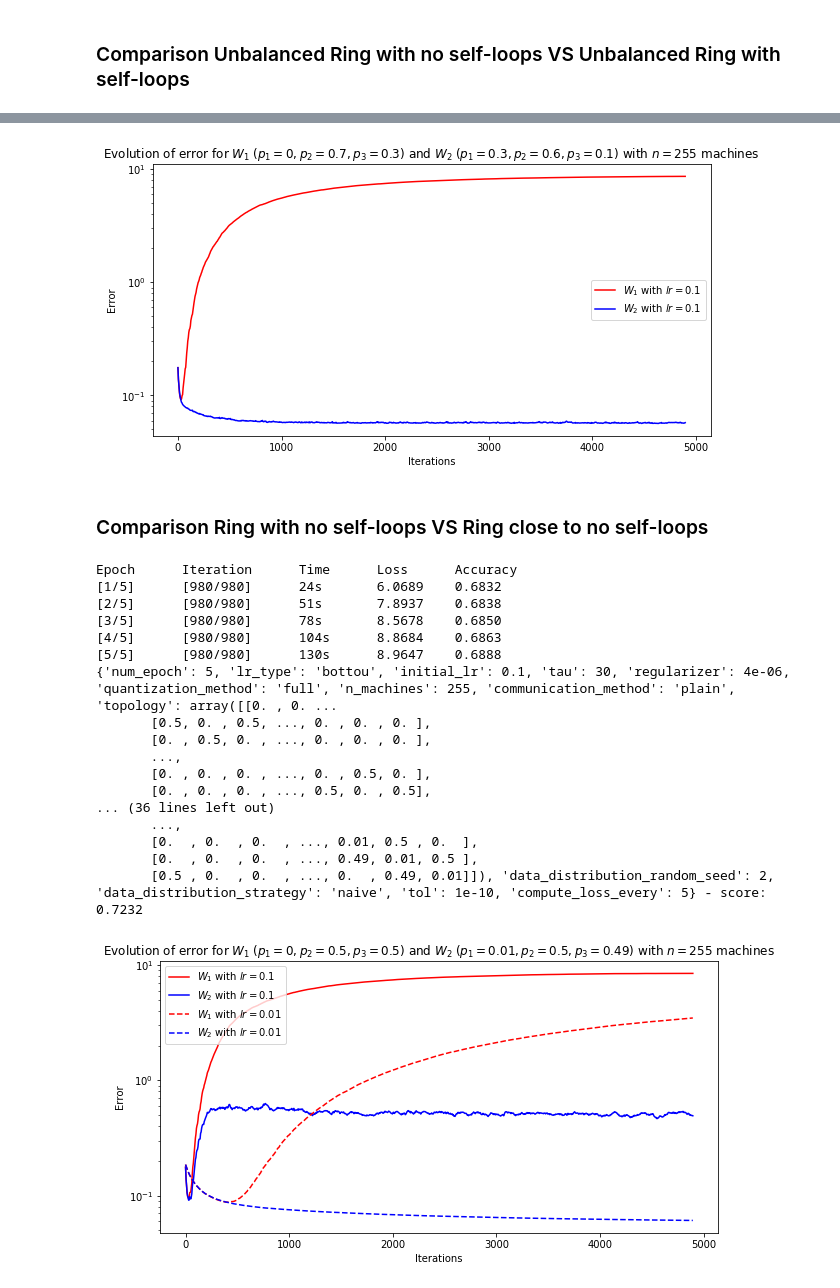
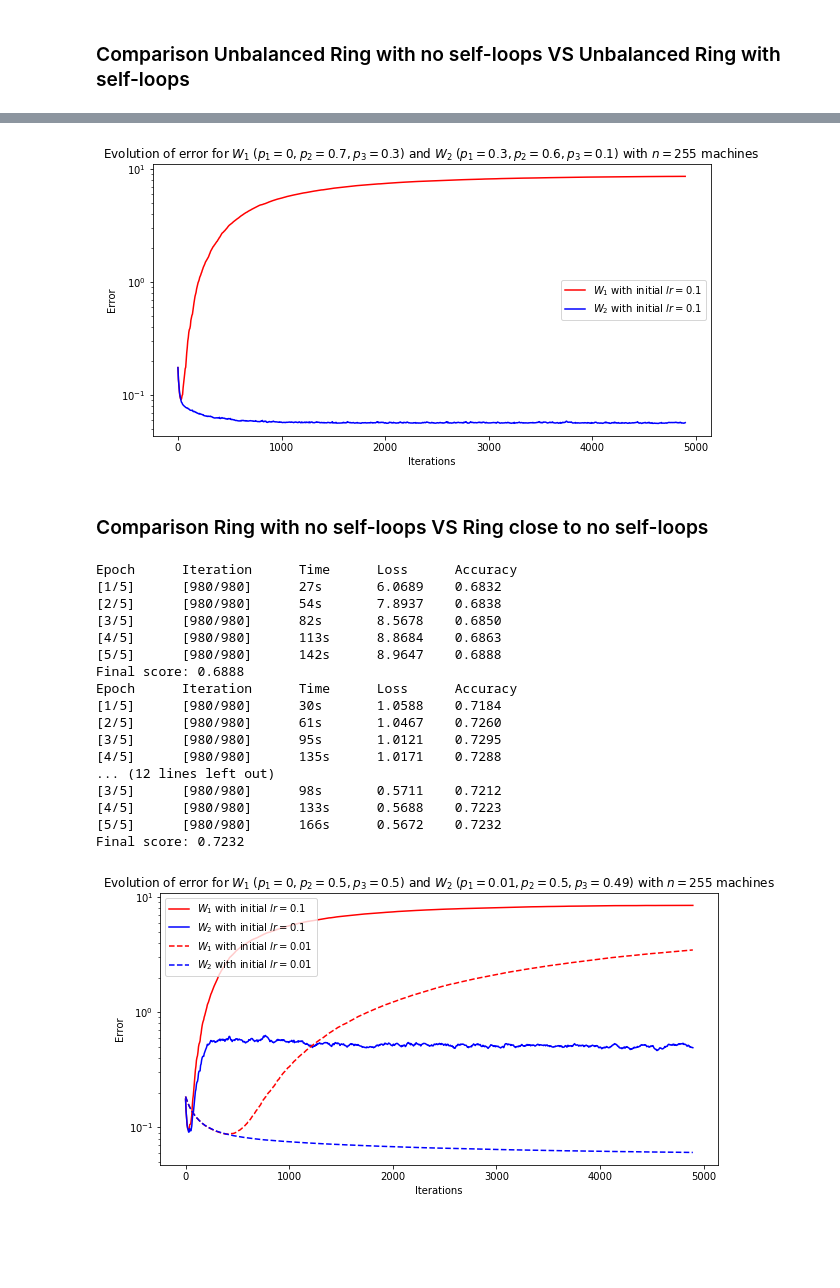
Before and after one commit to Adirlou/OptML_Project, a Jupyter notebook: general_matrices.ipynb, the cells around one changed output, grey strips where cells are left out. Saved outputs shown, nothing was run; the diff lists cells and outputs as text; code cells hidden in the pictures; blank space fills up the shorter version.

```diff
--- a/general_matrices.ipynb
+++ b/general_matrices.ipynb
@@ -66 +26,3 @@ y = 1 *(y > 0.0)
+# %%
+y, A = helpers.load_data()
 # %% [markdown]
@@ -155,8 +116,8 @@ Epoch      Iteration      Time      Loss      Accuracy
 # %%
 plt.figure(figsize=(10, 5))
 
-plt.plot(list_iterations_rw, list_losses_rw-optimum_loss, 'r', label='$W_1$ with $lr=0.1$')
-plt.plot(list_iterations_rw, list_losses_lazy_rw-optimum_loss, 'b', label='$W_2$ with $lr=0.1$')
+plt.plot(list_iterations_rw, list_losses_rw - optimum_loss, 'r', label='$W_1$ with initial $lr=0.1$')
+plt.plot(list_iterations_rw, list_losses_lazy_rw - optimum_loss, 'b', label='$W_2$ with initial $lr=0.1$')
 
 plt.yscale('log')
 plt.title('Evolution of error for $W_1 \; (p_1=0, p_2=0.7, p_3=0.3)$ and $W_2 \; (p_1=0.3, p_2=0.6, p_3=0.1)$ with $n=255$ machines')
@@ -166,7 +127,7 @@ plt.legend(loc="best")
 
 plt.show()
 # %% [output]
-[figure, old version]
+[figure, new version]
 # %% [markdown]
 ### Comparison Ring with no self-loops VS Ring close to no self-loops
 # %%
@@ -174,72 +135,72 @@ reg = 1 / A.shape[0]
 n_features = A.shape[1]
 
 params_cyle_rw_new = dict(num_epoch=5, lr_type='bottou',
-                           initial_lr=0.1, tau=n_features, regularizer=reg,
+                           initial_lr=0.1, regularizer=reg,
                            quantization_method='full', n_machines=255,
                            communication_method='plain',topology=cycle_rw(0.5, 255),
-                           data_distribution_random_seed=2,
+                           data_distribution_random_seed=2, random_seed=2,
                            data_distribution_strategy='naive', tol=1e-10, compute_loss_every=5)
 
 list_losses_rw_new, list_iterations_rw_new = run_logistic(A, y, params_cyle_rw_new)
 
 params_cyle_lazy_rw_new = dict(num_epoch=5, lr_type='bottou',
-                           initial_lr=0.1, tau=n_features, regularizer=reg,
+                           initial_lr=0.1, regularizer=reg,
                            quantization_method='full', n_machines=255,
                            communication_method='plain',topology=cycle_lazy_rw(0.01, 0.5, 255),
-                           data_distribution_random_seed=2,
+                           data_distribution_random_seed=2, random_seed=2,
                            data_distribution_strategy='naive', tol=1e-10, compute_loss_every=5)
 
 list_losses_lazy_rw_new, list_iterations_lazy_rw_new = run_logistic(A, y, params_cyle_lazy_rw_new)
 
 params_cyle_rw_new2 = dict(num_epoch=5, lr_type='bottou',
-                           initial_lr=0.01, tau=n_features, regularizer=reg,
+                           initial_lr=0.01, regularizer=reg,
                            quantization_method='full', n_machines=255,
                            communication_method='plain',topology=cycle_rw(0.5, 255),
-                           data_distribution_random_seed=2,
+                           data_distribution_random_seed=2, random_seed=2,
                            data_distribution_strategy='naive', tol=1e-10, compute_loss_every=5)
 
 list_losses_rw_new2, list_iterations_rw_new2 = run_logistic(A, y, params_cyle_rw_new2)
 
 params_cyle_lazy_rw_new2 = dict(num_epoch=5, lr_type='bottou',
-                           initial_lr=0.01, tau=n_features, regularizer=reg,
+                           initial_lr=0.01, regularizer=reg,
                            quantization_method='full', n_machines=255,
                            communication_method='plain',topology=cycle_lazy_rw(0.01, 0.5, 255),
-                           data_distribution_random_seed=2,
+                           data_distribution_random_seed=2, random_seed=2,
                            data_distribution_strategy='naive', tol=1e-10, compute_loss_every=5)
 
 list_losses_lazy_rw_new2, list_iterations_lazy_rw_new2 = run_logistic(A, y, params_cyle_lazy_rw_new2)
 # %% [output]
 Epoch      Iteration      Time      Loss      Accuracy
-[1/5]      [980/980]      24s       6.0689    0.6832
-[2/5]      [980/980]      51s       7.8937    0.6838
-[3/5]      [980/980]      78s       8.5678    0.6850
-[4/5]      [980/980]      104s      8.8684    0.6863
-[5/5]      [980/980]      130s      8.9647    0.6888
-{'num_epoch': 5, 'lr_type': 'bottou', 'initial_lr': 0.1, 'tau': 30, 'regularizer': 4e-06, 'quantization_method': 'full', 'n_machines': 255, 'communication_method': 'plain', 'topology': array([[0. , 0. ...
-       [0.5, 0. , 0.5, ..., 0. , 0. , 0. ],
-       [0. , 0.5, 0. , ..., 0. , 0. , 0. ],
-       ...,
-       [0. , 0. , 0. , ..., 0. , 0.5, 0. ],
-       [0. , 0. , 0. , ..., 0.5, 0. , 0.5],
-... (36 lines left out)
-       ...,
-       [0.  , 0.  , 0.  , ..., 0.01, 0.5 , 0.  ],
-       [0.  , 0.  , 0.  , ..., 0.49, 0.01, 0.5 ],
-       [0.5 , 0.  , 0.  , ..., 0.  , 0.49, 0.01]]), 'data_distribution_random_seed': 2, 'data_distribution_strategy': 'naive', 'tol': 1e-10, 'compute_loss_every': 5} - score: 0.7232
+[1/5]      [980/980]      27s       6.0689    0.6832
+[2/5]      [980/980]      54s       7.8937    0.6838
+[3/5]      [980/980]      82s       8.5678    0.6850
+[4/5]      [980/980]      113s      8.8684    0.6863
+[5/5]      [980/980]      142s      8.9647    0.6888
+Final score: 0.6888
+Epoch      Iteration      Time      Loss      Accuracy
+[1/5]      [980/980]      30s       1.0588    0.7184
+[2/5]      [980/980]      61s       1.0467    0.7260
+[3/5]      [980/980]      95s       1.0121    0.7295
+[4/5]      [980/980]      135s      1.0171    0.7288
+... (12 lines left out)
+[3/5]      [980/980]      98s       0.5711    0.7212
+[4/5]      [980/980]      133s      0.5688    0.7223
+[5/5]      [980/980]      166s      0.5672    0.7232
+Final score: 0.7232
 # %%
 plt.figure(figsize=(10, 5))
 
-plt.plot(list_iterations_lazy_rw_new2, list_losses_rw_new-optimum_loss, 'r', label='$W_1$ with $lr=0.1$')
-plt.plot(list_iterations_lazy_rw_new2, list_losses_lazy_rw_new-optimum_loss, 'b', label='$W_2$ with $lr=0.1$')
-plt.plot(list_iterations_lazy_rw_new2, list_losses_rw_new2-optimum_loss, 'r--', label='$W_1$ with $lr=0.01$')
-plt.plot(list_iterations_lazy_rw_new2, list_losses_lazy_rw_new2-optimum_loss, 'b--', label='$W_2$ with $lr=0.01$')
+plt.plot(list_iterations_lazy_rw_new2, list_losses_rw_new-optimum_loss, 'r', label='$W_1$ with initial $lr=0.1$')
+plt.plot(list_iterations_lazy_rw_new2, list_losses_lazy_rw_new-optimum_loss, 'b', label='$W_2$ with initial $lr=0.1$')
+plt.plot(list_iterations_lazy_rw_new2, list_losses_rw_new2-optimum_loss, 'r--', label='$W_1$ with initial $lr=0.01$')
+plt.plot(list_iterations_lazy_rw_new2, list_losses_lazy_rw_new2-optimum_loss, 'b--', label='$W_2$ with initial $lr=0.01$')
 
 plt.yscale('log')
 plt.title('Evolution of error for $W_1 \; (p_1=0, p_2=0.5, p_3=0.5)$ and $W_2 \; (p_1=0.01, p_2=0.5, p_3=0.49)$ with $n=255$ machines')
 plt.xlabel('Iterations')
 plt.ylabel('Error')
 plt.legend(loc="best")
 
 plt.show()
 # %% [output]
-[figure, old version]
+[figure, new version]
```
Also changed, not shown: parts of 12 cells of this notebook, 2 other files.
